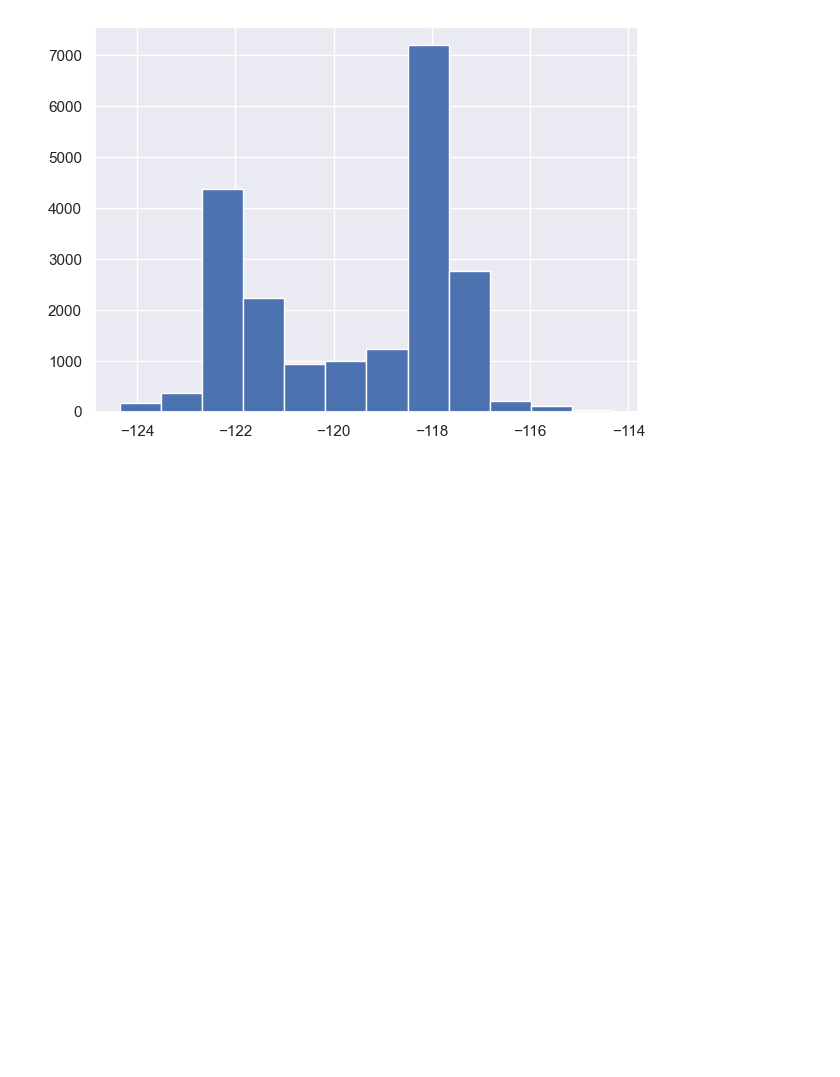
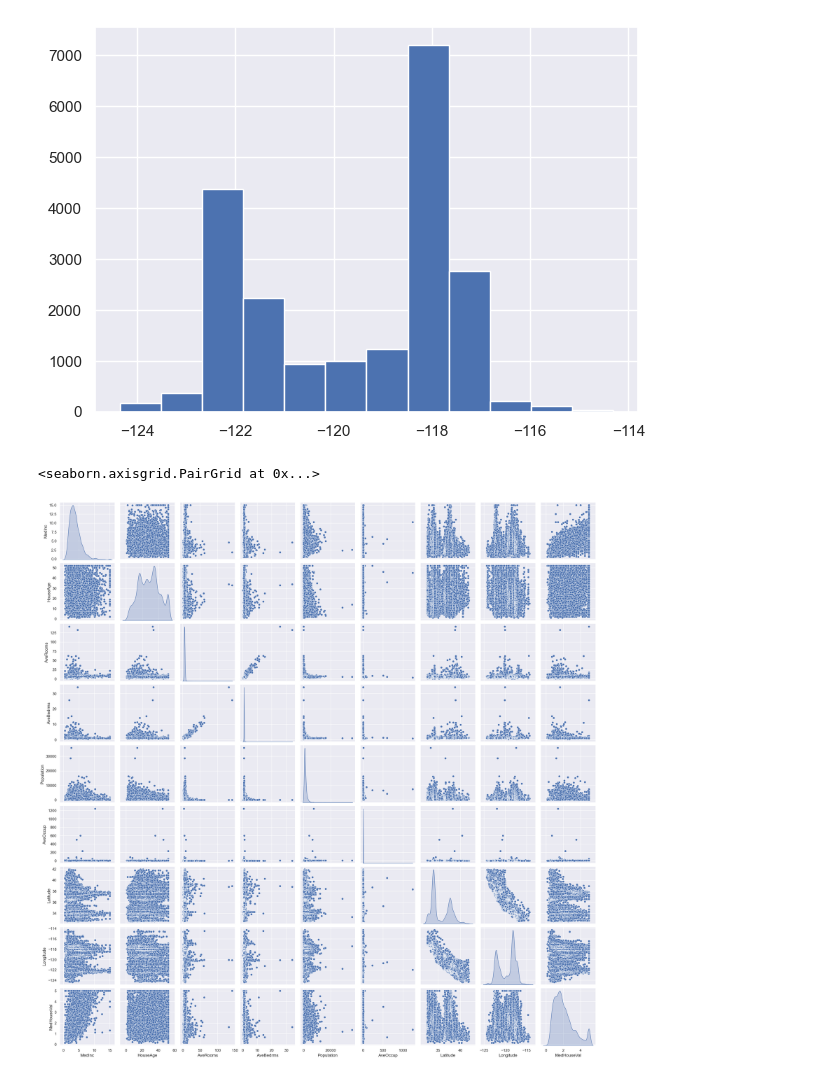
Before and after one commit to gusjrivas/MedHouseVal, a Jupyter notebook: MedHoudeVal.ipynb, the cells around one changed output. Drawn from its saved outputs; the diff is of its cells as text; code cells hidden in the pictures; blank space fills up the shorter version.

```diff
--- a/MedHoudeVal.ipynb
+++ b/MedHoudeVal.ipynb
@@ -172,3 +174,8 @@ df_california["Longitude"].hist(bins=12)
 plt.show()
 # %% [output]
 [figure]
+# %%
+sns.pairplot(data=df_california,diag_kind="kde")
+# %% [output]
+<seaborn.axisgrid.PairGrid at 0x...>
+[figure, added]
```
Also changed, not shown: parts of 11 cells of this notebook.
